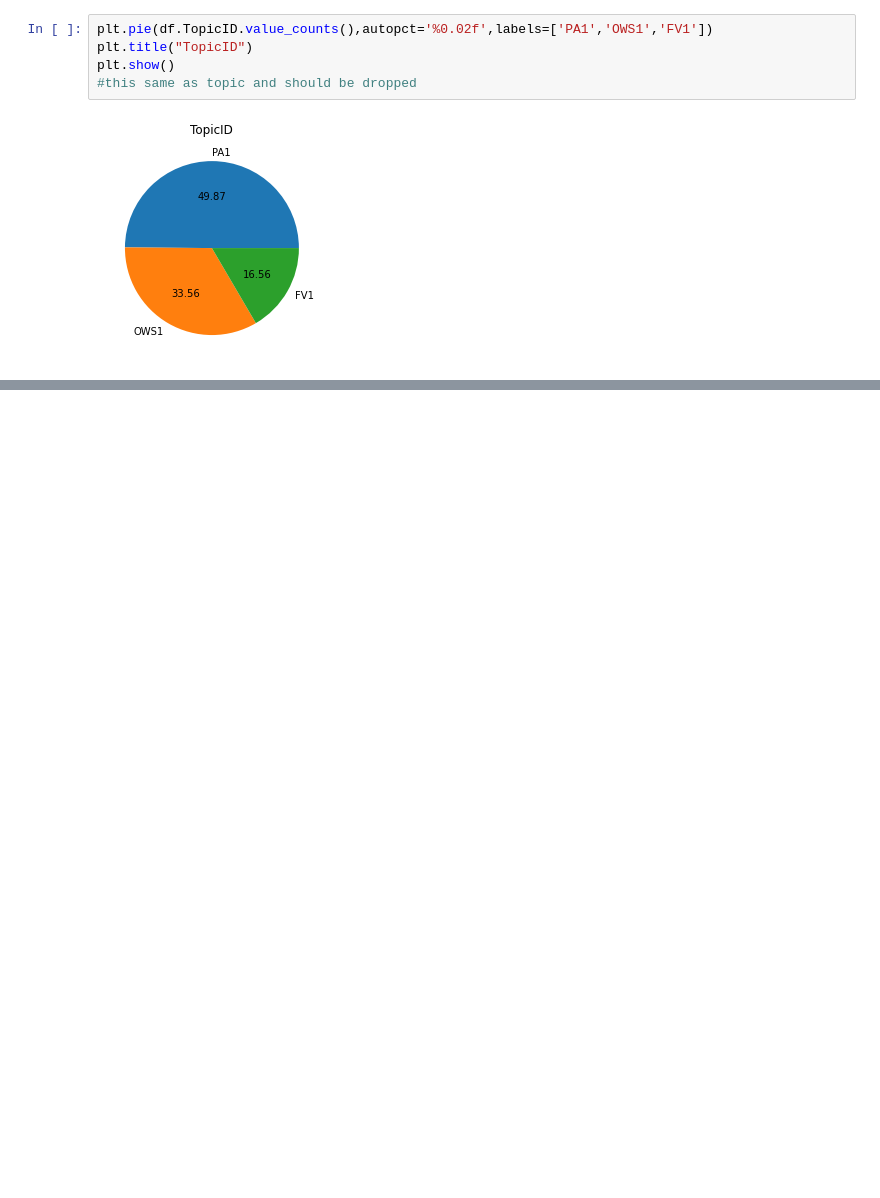
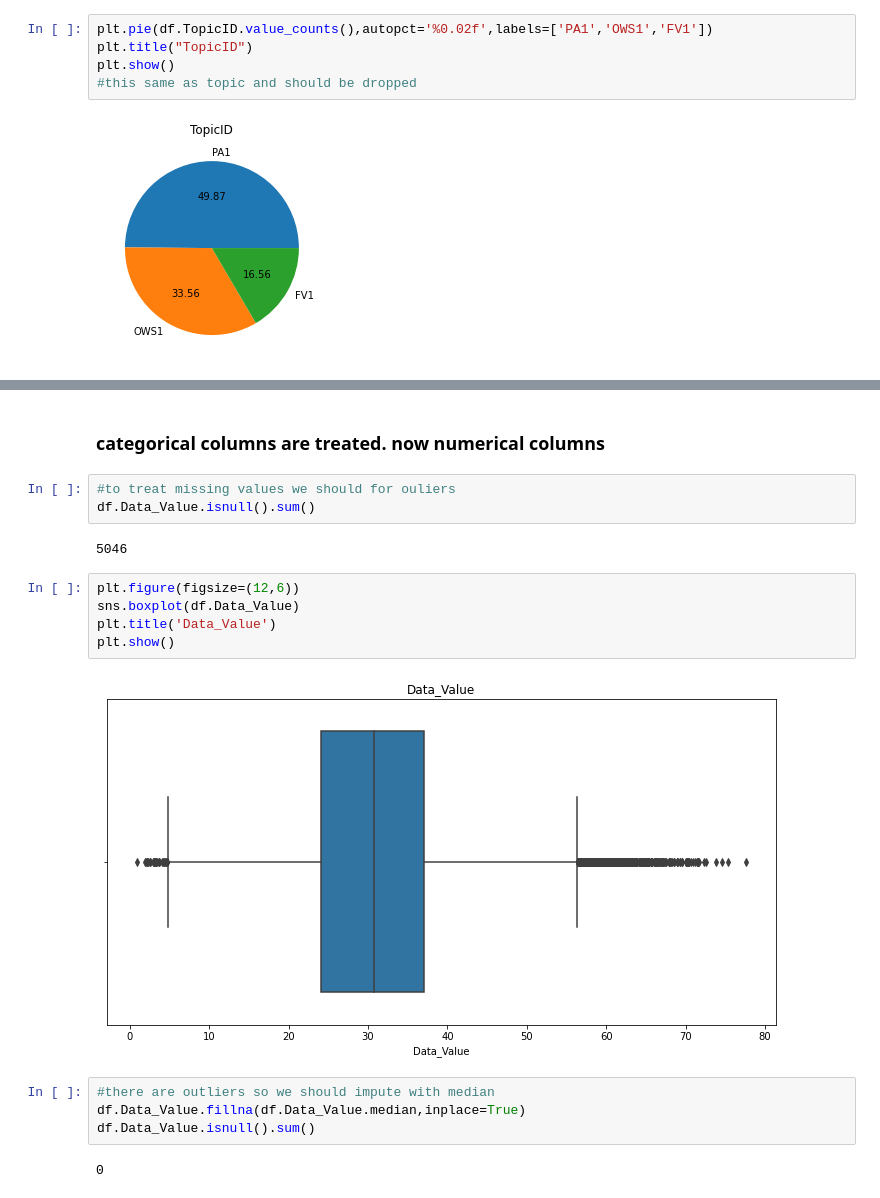
Before and after one commit to deepakjeff2/data-cleaning, a Jupyter notebook: Nutrition.ipynb, the cells around one changed output, grey strips where cells are left out. Cells and saved outputs as stored; diff of their text form; blank space fills up the shorter version.

Commit message:
3 columns are treated

```diff
--- a/Nutrition.ipynb
+++ b/Nutrition.ipynb
@@ -411,0 +410,20 @@ print(df.shape)
+# %% [markdown]
+### categorical columns are treated. now numerical columns
+# %%
+#to treat missing values we should for ouliers
+df.Data_Value.isnull().sum()
+# %% [output]
+5046
+# %%
+plt.figure(figsize=(12,6))
+sns.boxplot(df.Data_Value)
+plt.title('Data_Value')
+plt.show()
+# %% [output]
+[figure, added]
+# %%
+#there are outliers so we should impute with median
+df.Data_Value.fillna(df.Data_Value.median,inplace=True)
+df.Data_Value.isnull().sum()
+# %% [output]
+0
```
Also changed, not shown: parts of 42 cells of this notebook.
